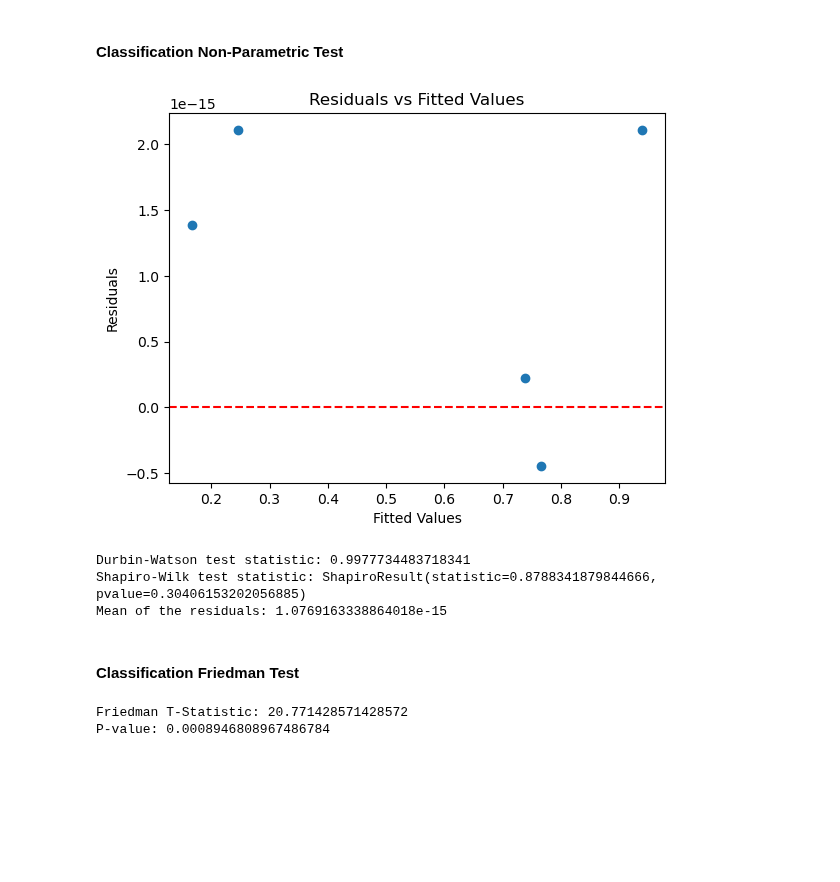
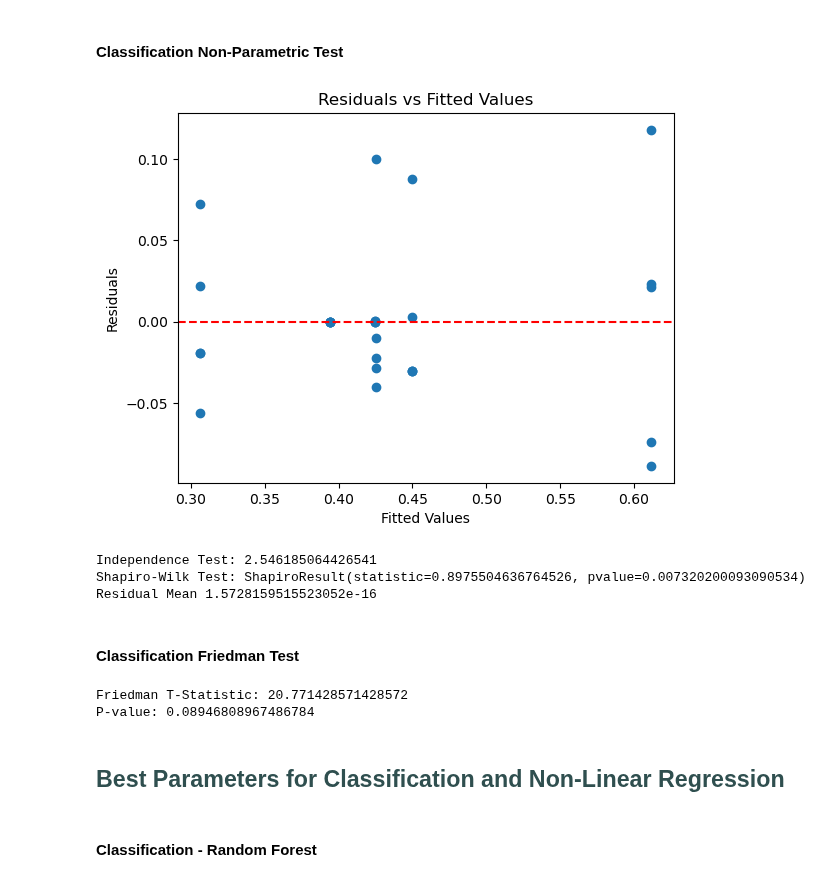
Before and after one commit to harpkang/CIND820_CAPSTONE, a Jupyter notebook: Code/kang_harpreet_code_cind820.ipynb, the cells around one changed output. Saved outputs shown, nothing was run; the diff lists cells and outputs as text; code cells hidden in the pictures; blank space fills up the shorter version.

```diff
--- a/Code/kang_harpreet_code_cind820.ipynb
+++ b/Code/kang_harpreet_code_cind820.ipynb
@@ -1734,57 +1736,57 @@ lr=[0.424898638,0.424648602,0.4248008,0.424192024,0.424224636]
 nb=[0.394210179,0.394166696,0.394144951,0.394079727,0.394014504]
 dt=[0.287632209,0.37871919,0.3284306,0.287632209,0.250486439]
 
-# Combine the data into a DataFrame
 data = pd.DataFrame({
     'random_forest': random_forest,
     'svc': svc,
     'xgboost': xgboost_c,
     'lr': lr,
     'nb': nb,
     'dt': dt
 })
 
-# Assuming y is your response variable, e.g., data4['HRLYEARN']
-# For the sake of example, let's create a dummy response variable
-y = np.random.rand(5)  # Replace this with your actual response variable
+data_long = data.melt(var_name='model', value_name='accuracy')
 
-# Add constant term for intercept
-X = sm.add_constant(data)
+# Adding a constant term for the intercept
+X = pd.get_dummies(data_long['model'], drop_first=True)
+X = sm.add_constant(X)
 
-# Fit the OLS model
+y = data_long['accuracy']
+
+# Fiting the OLS model
 model = sm.OLS(y, X).fit()
 
-# Print the summary of the model
+# Printing the summary
 #print(model.summary())
 
-# Get residuals and fitted values
+# Getting values
 residuals = model.resid
 fitted_values = model.fittedvalues
 
-# Residual plot
+# Residual Plot
 plt.scatter(fitted_values, residuals)
 plt.axhline(0, color='red', linestyle='--')
 plt.xlabel('Fitted Values')
 plt.ylabel('Residuals')
 plt.title('Residuals vs Fitted Values')
 plt.show()
 
-# Durbin-Watson Test for independence
+# Independence test
 dw_test = sm.stats.stattools.durbin_watson(residuals)
-print('Durbin-Watson test statistic:', dw_test)
+print('Independence Test:', dw_test)
 
-# Shapiro-Wilk Test for normality
+# Shapiro-Wilk Test
 shapiro_test = stats.shapiro(residuals)
-print('Shapiro-Wilk test statistic:', shapiro_test)
+print('Shapiro-Wilk Test:', shapiro_test)
 
-# Mean of the residuals
+# Residual Mean
 mean_residuals = residuals.mean()
-print('Mean of the residuals:', mean_residuals)
+print('Residual Mean', mean_residuals)
 # %% [output]
-[figure, old version]
+[figure, new version]
-Durbin-Watson test statistic: 0.9977734483718341
-Shapiro-Wilk test statistic: ShapiroResult(statistic=0.8788341879844666, pvalue=0.30406153202056885)
-Mean of the residuals: 1.0769163338864018e-15
+Independence Test: 2.546185064426541
+Shapiro-Wilk Test: ShapiroResult(statistic=0.8975504636764526, pvalue=0.007320200093090534)
+Residual Mean 1.5728159515523052e-16
 # %% [markdown]
 #### <span >  Classification Friedman Test</span>
 # %%
@@ -1797,7 +1799,11 @@ dt=[0.287632209,0.37871919,0.3284306,0.287632209,0.250486439]
 
 statistic, p_value = friedmanchisquare(random_forest, svc, xgboost_c, lr,nb,dt)
 print(f"Friedman T-Statistic: {statistic}")
-print(f"P-value: {p_value}")
+print(f"P-value: {p_value*100}")
 # %% [output]
 Friedman T-Statistic: 20.771428571428572
-P-value: 0.0008946808967486784
+P-value: 0.08946808967486784
+# %% [markdown]
+## <span style="color: #2F4F4F;">  Best Parameters for Classification and Non-Linear Regression</span>
+# %% [markdown]
+#### <span >  Classification - Random Forest</span>
```
Also changed, not shown: parts of 17 cells of this notebook, 7 other files.
